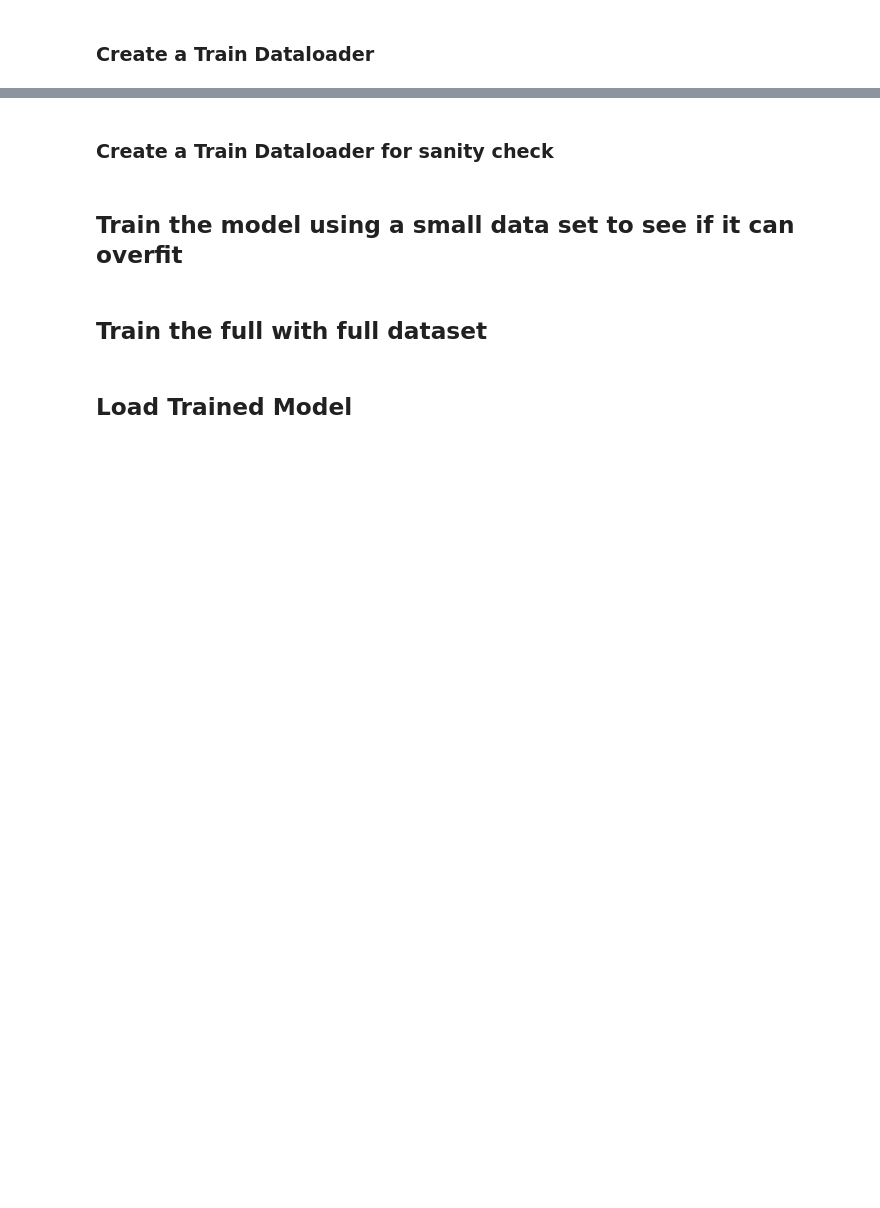
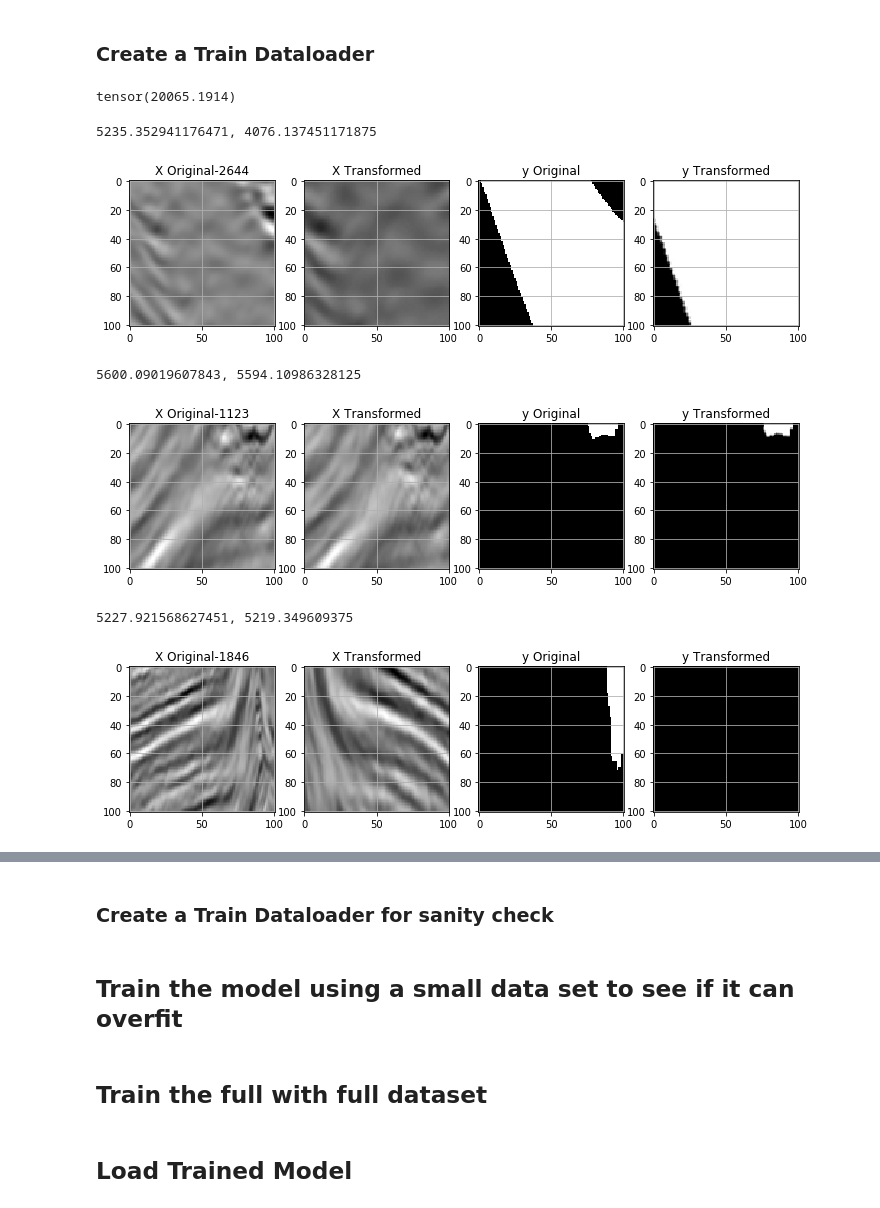
Before and after one commit to allen-q/salt_oil, a Jupyter notebook: salt_model_v24.2_data_pre_process_change_split.ipynb, the cells around one changed output, grey strips where cells are left out. Drawn from its saved outputs; the diff is of its cells as text; code cells hidden in the pictures; blank space fills up the shorter version.

Commit message:
add brightness transformer

```diff
--- a/salt_model_v24.2_data_pre_process_change_split.ipynb
+++ b/salt_model_v24.2_data_pre_process_change_split.ipynb
@@ -84,11 +93,23 @@ def init_global_variables():
     log = get_logger('SaltNet')
 # %%
 init_global_variables()
+# %%
+def adjust_brightness(img, alpha=None, beta=None):
+    if alpha is None:
+        # get a random num from 0.75 to 1.25
+        alpha = (random.random()/2)+0.75
+    if beta is None:
+        # get a random num from -40 to 40
+        beta = round((random.random()-0.5)*80)
+    #print(f'a:{alpha}, b:{beta}')
+    img_new = cv.convertScaleAbs(img, alpha=alpha, beta=beta)
+    return img_new.reshape(img.shape)
 # %%
 class SaltDataset(Dataset):
     """Face Landmarks dataset."""
 
-    def __init__(self, np_img, np_mask, df_depth, mean_img, out_size=101, out_ch=1, transform=None):
+    def __init__(self, np_img, np_mask, df_depth, mean_img, out_size=101,
+                 out_ch=1, transform=None, random_brightness=0):
         """
         Args:
             data_dir (string): Path to the image files.
@@ -103,6 +124,7 @@ class SaltDataset(Dataset):
         self.out_size = out_size
         self.out_ch = out_ch
         self.transform = transform
+        self.random_brightness = random_brightness
 
     def __len__(self):
         return len(self.np_img)
@@ -123,12 +145,15 @@ class SaltDataset(Dataset):
             img_in = PIL.Image.fromarray(np.c_[np.tile(X_orig, 2), y*255])
             #img_in = PIL.Image.fromarray(np.tile(y, 3)*255)
             transformed = np.array(self.transform(img_in))
-            X = np.clip(transformed[:,:,0:1]/255, 0., 1.) - self.mean_img
+            #X = np.clip(transformed[:,:,0:1]/255, 0., 1.) - self.mean_img
+            X = transformed[:,:,0:1]
             y = np.clip(transformed[:,:,2:3]/255, 0., 1.)
+
+        if self.random_brightness > random.random():
+            X = adjust_brightness(X)
+            X = np.clip(X/255, 0., 1.) - self.mean_img
         else:
-            X = np.clip(X_orig/255, 0., 1.) - self.mean_img
-
-        #print(X.dtype)
+            X = np.clip(X/255, 0., 1.) - self.mean_img
 
         X = np.moveaxis(X, -1,0)
 
@@ -136,15 +161,9 @@ class SaltDataset(Dataset):
         pad_first = pad_size//2
         pad_last = pad_size - pad_first
         X = np.pad(X, [(0, 0),(pad_first, pad_last), (pad_first, pad_last)], mode='reflect')
-        #print(X.dtype)
-
-        #from boxx import g
-        #g()
 
         d = self.df_depth.iloc[idx,0]
-        #id = self.df_depth.index[idx]
-        #from boxx import g
-        #g()
+
         X = torch.from_numpy(X).float().type(dtype)
         X = X.repeat(self.out_ch,1,1)
         y = transform.resize(y, (101, 101), mode='constant', preserve_range=True)
@@ -200,7 +222,7 @@ df_train_mask.mask_pix = df_train_mask.mask_pix.round(-2)
 # %%
 mask_pix_bins = df_train_mask.mask_pix.sort_values().unique()
 # Due to zooming and crop, under-sample all black and all white masks, over-sample images with small mask areas.
-mask_pix_bin_weights = ([1.] + np.r_[3:1:102j].tolist() + [0.2])
+mask_pix_bin_weights = ([1.] + np.r_[2:1:102j].tolist() + [0.2])
 mask_pix_bin_weights = dict(zip(mask_pix_bins, mask_pix_bin_weights))
 # %%
 train_all_sample_weight = df_train_mask.mask_pix.map(mask_pix_bin_weights)
@@ -307,7 +341,7 @@ val_data_params = {'batch_size': 32,
 train_dataLoader = (
     DataLoader(SaltDataset(X_train, y_train, depth_train,
                            X_train_mean_img, out_size=128,  out_ch=1,
-                           transform=p.torch_transform()), **train_data_params)
+                           transform=p.torch_transform(), random_brightness=0.5), **train_data_params)
 )
 
 val_dataLoader = (
@@ -323,17 +357,29 @@ assert sample[0].shape == torch.Size([train_data_params['batch_size'], 1, 128, 1
 assert sample[1].shape == torch.Size([train_data_params['batch_size'], 101, 101])
 assert sample[2].shape == torch.Size([train_data_params['batch_size']])
 assert sample[3].shape == torch.Size([train_data_params['batch_size']])
+# %%
+sample[0].sum()
+# %% [output]
+tensor(20065.1914)
 # %%
 i = 0
 for X_batch, y_batch, d_batch, X_id in dataloaders['train']:
     i+=1
-    if i>20:
+    if i>3:
         break
     X_orig = X_train[X_id[0]].squeeze()/255
     X_tsfm = X_batch[0,0].squeeze().cpu().detach().numpy()[13:114,13:114] + X_train_mean_img.squeeze()
     y_orig = y_train[X_id[0]].squeeze()
     y_tsfm = (y_batch[0].squeeze().cpu().detach().numpy())
+    print(f'{X_orig.sum()}, {X_tsfm.sum()}')
     plot_img_mask_pred([X_orig, X_tsfm, y_orig, y_tsfm],
                        [f'X Original-{X_id[0]}', 'X Transformed', 'y Original', 'y Transformed'])
+# %% [output]
+5235.352941176471, 4076.137451171875
+[figure, added]
+5600.09019607843, 5594.10986328125
+[figure, added]
+5227.921568627451, 5219.349609375
+[figure, added]
 # %%
 X_train.shape
```
Also changed, not shown: parts of 12 cells of this notebook, 1 other file.
